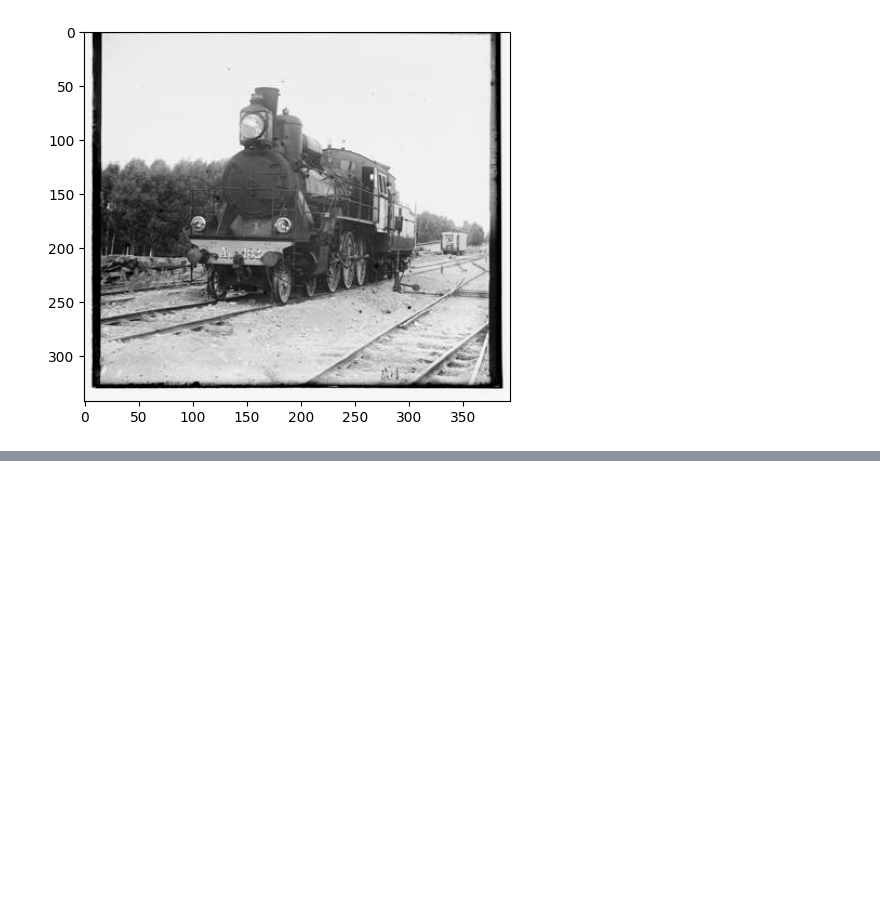
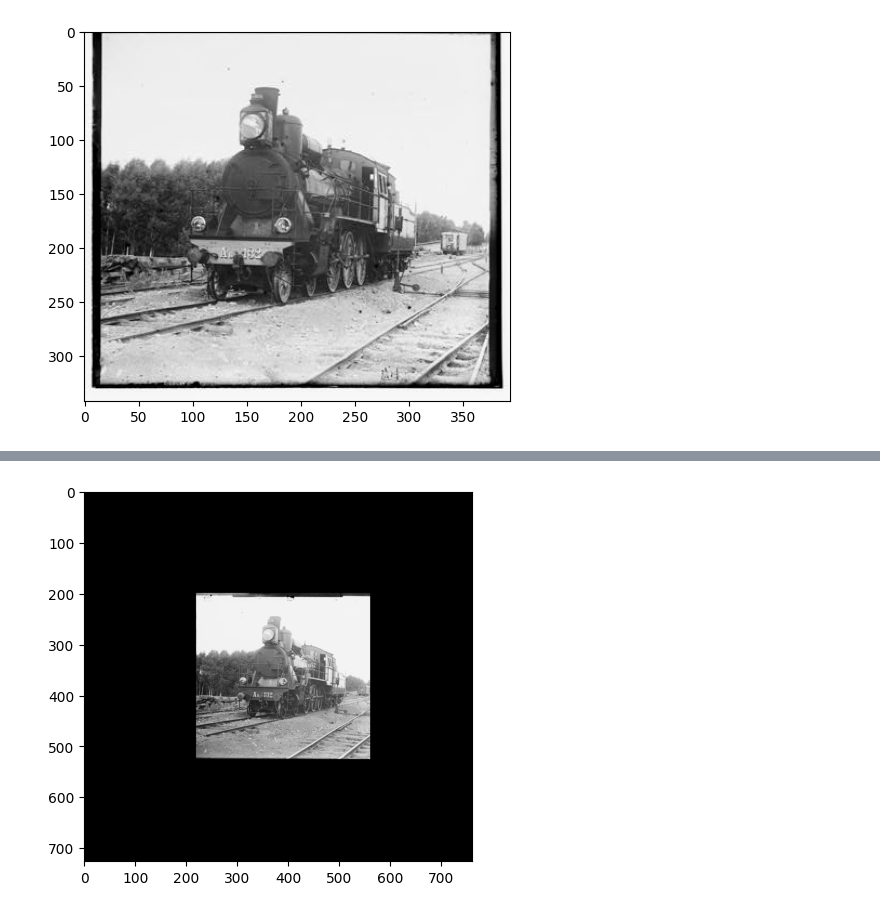
Before and after one commit to albertceballos0/UAB-VC-voice-identification, a Jupyter notebook: LAB2/lab2.ipynb, the cells around one changed output, grey strips where cells are left out. Cells and saved outputs as stored; diff of their text form; code cells hidden in the pictures; blank space fills up the shorter version.

```diff
--- a/LAB2/lab2.ipynb
+++ b/LAB2/lab2.ipynb
@@ -64,0 +94,9 @@ plt.show()
+# %%
+imagen1_desplazada = np.roll(imagen1, 20, axis=1)
+imagen1_desplazada[:, :20] = 0
+imagen1_desplazada = cv2.copyMakeBorder(imagen1_desplazada, 200, 200, 200, 200, cv2.BORDER_CONSTANT)
+
+plt.imshow(imagen1_desplazada, cmap='gray')
+plt.show()
+# %% [output]
+[figure, added]
```
Also changed, not shown: parts of 22 cells of this notebook.
